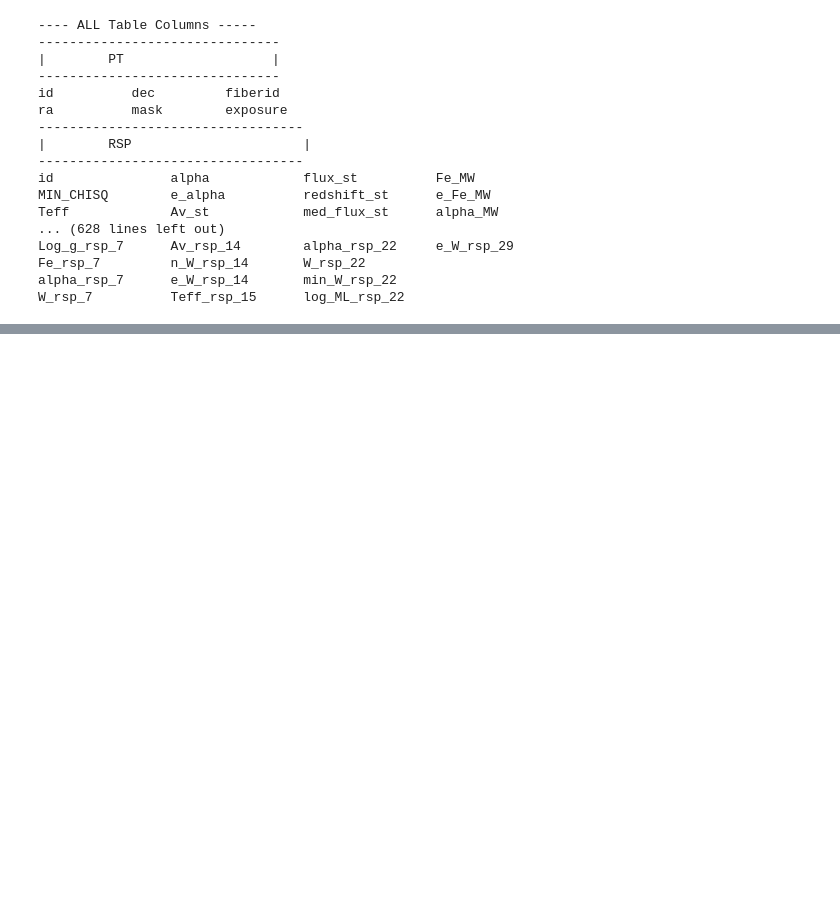
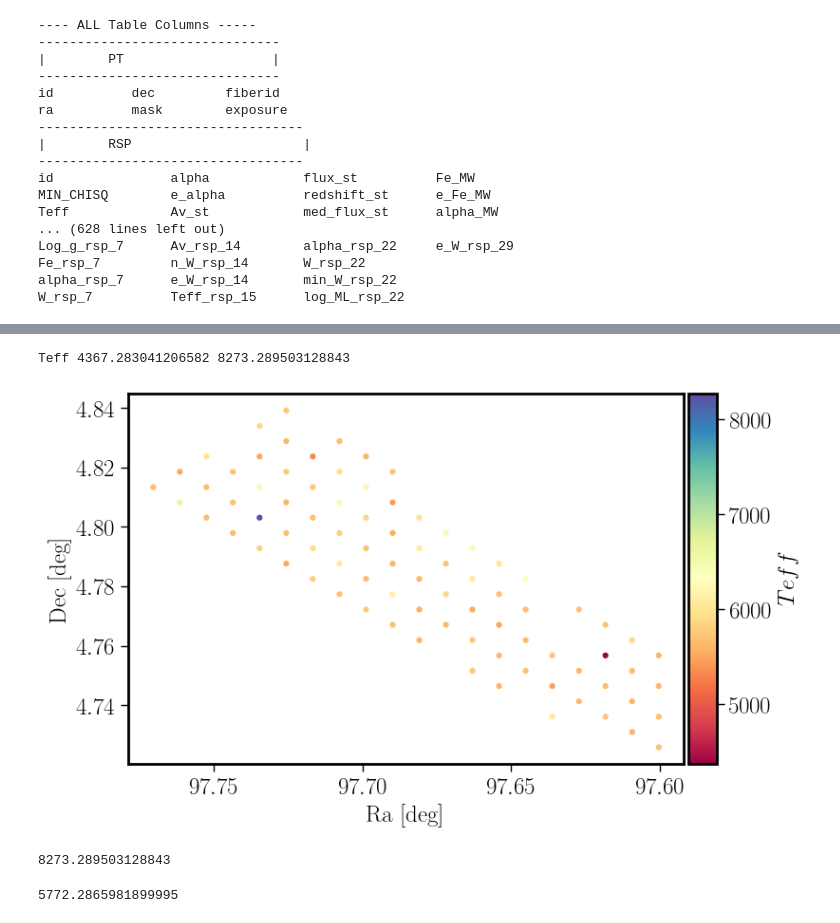
Before and after one commit to sdss/lvmdap, a Jupyter notebook: notebooks/lvm-dap-conf-out/read_DAP_output.ipynb, the cells around one changed output, grey strips where cells are left out. Drawn from its saved outputs; the diff is of its cells as text; code cells hidden in the pictures; blank space fills up the shorter version.

```diff
--- a/notebooks/lvm-dap-conf-out/read_DAP_output.ipynb
+++ b/notebooks/lvm-dap-conf-out/read_DAP_output.ipynb
@@ -504,3 +511,17 @@ map_plot_DAP(tab_DAP,line='vel_Halpha_6562.85', \
+# %%
+map_plot_DAP(tab_DAP,line='Teff', \
+                 vmin=0, vmax=0, title=None, filename='junk', size=12,\
+             cmap='Spectral', fsize=8, figs_dir='figs')
+np.min(tab_DAP['Teff'])
+np.max(tab_DAP['Teff'])
+# %% [output]
+Teff 4367.283041206582 8273.289503128843
+[figure, added]
+8273.289503128843
+# %%
+np.mean(tab_DAP['Teff'])
+# %% [output]
+5772.2865981899995
 # %%
 #line='flux_[OII]_3726.03'
 line='flux_Halpha_6562.85'
```
Also changed, not shown: parts of 11 cells of this notebook, 3 other files.
